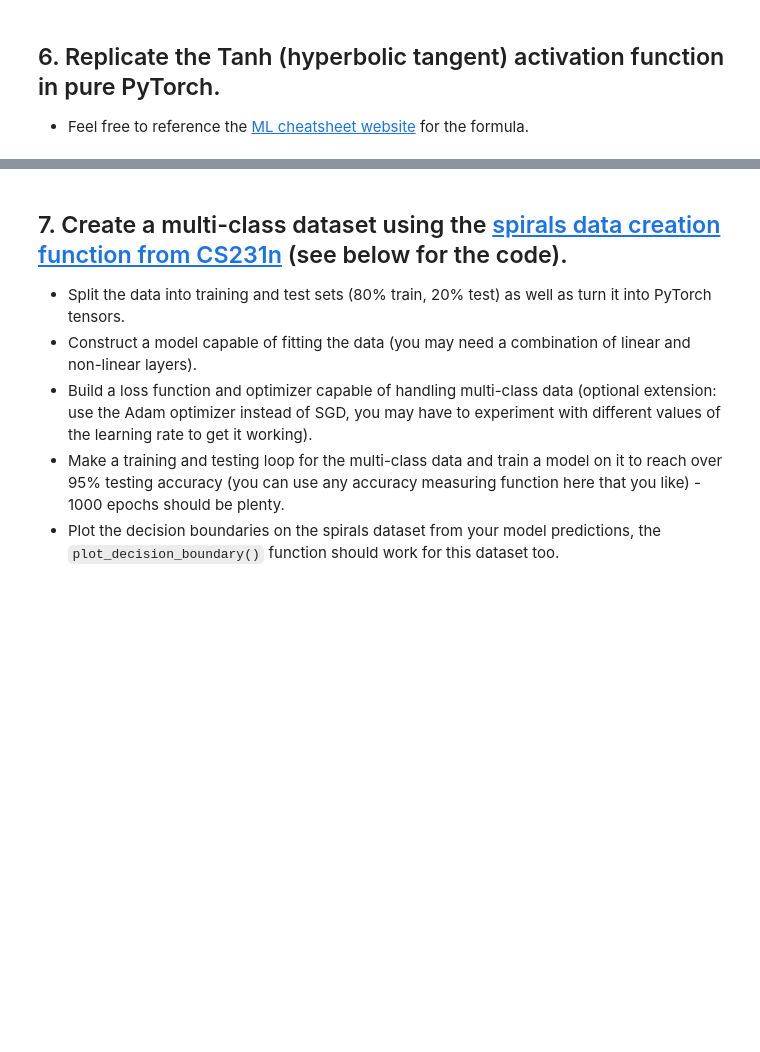
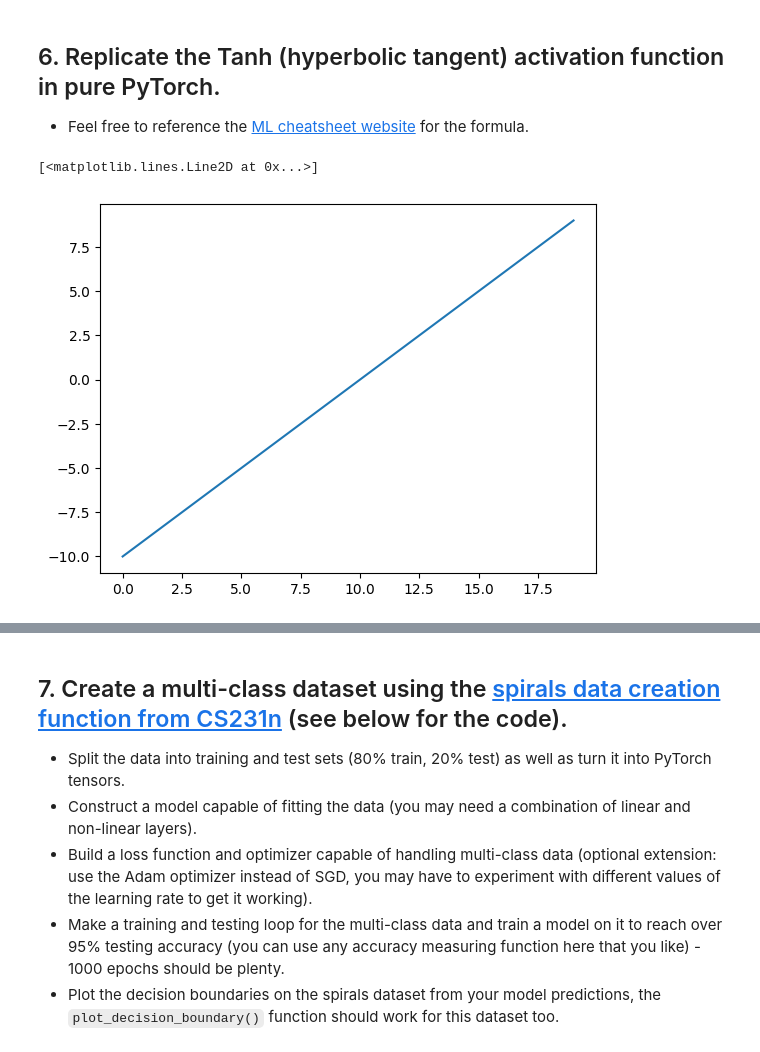
Before and after one commit to RishabhCodss/introduction-to-github, a Jupyter notebook: extras/exercises/02_pytorch_classification_exercises.ipynb, the cells around one changed output, grey strips where cells are left out. Cells and saved outputs as stored; diff of their text form; code cells hidden in the pictures; blank space fills up the shorter version.

```diff
--- a/extras/exercises/02_pytorch_classification_exercises.ipynb
+++ b/extras/exercises/02_pytorch_classification_exercises.ipynb
@@ -289,2 +321,12 @@ def plot_decision_boundary(model, X, y):
+# %%
+# Create a straight line tensor
+# Create a toy tensor (similar to the data going into our model(s))
+A = torch.arange(-10, 10, 1, dtype=torch.float32)
+A
+
+plt.plot(A)
+# %% [output]
+[<matplotlib.lines.Line2D at 0x...>]
+[figure, added]
 # %%
 # Test torch.tanh() on the tensor and plot it
```
Also changed, not shown: parts of 17 cells of this notebook.
